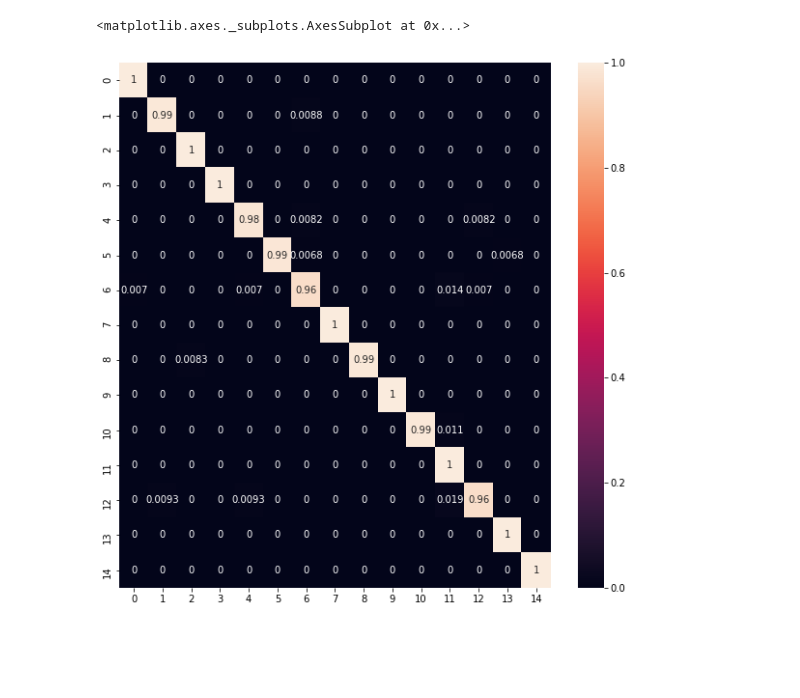
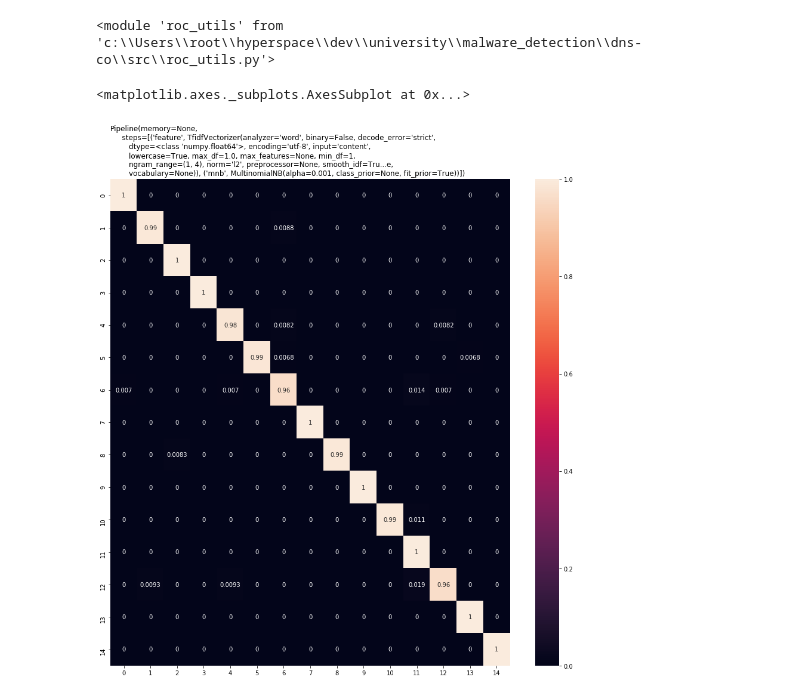
Before and after one commit to gilfidel/cyberbg-attack-detection-dns, a Jupyter notebook: src/viz.ipynb, the cells around one changed output. Cells and saved outputs as stored; diff of their text form; code cells hidden in the pictures; blank space fills up the shorter version.

```diff
--- a/src/viz.ipynb
+++ b/src/viz.ipynb
@@ -7,4 +5,9 @@ import importlib
 import confusion_matrix
 import seaborn
 import matplotlib.pyplot as plt
+import roc_utils
 import numpy
+
+importlib.reload(roc_utils)
+# %% [output]
+<module 'roc_utils' from 'c:\\Users\\root\\hyperspace\\dev\\university\\malware_detection\\dns-co\\src\\roc_utils.py'>
@@ -11,12 +16,13 @@ import numpy
 # %%
-state = query_name_learner._load_stuff(JOBFILE)
+per_user_states = query_name_learner._load_stuff(JOBFILE)
 # %%
 from sklearn import metrics
 
-fig, ax = plt.subplots(figsize=(20,20))         # Sample figsize in inches
+fig, ax = plt.subplots(figsize=(15,15))         # Sample figsize in inches
 numpy.set_printoptions(precision=2)
 cm=confusion_matrix.get_confusion_matrix(state.y_test, state.y_test_pred, normalize=True)
+plt.title(state.estimator.best_estimator_, loc='left')
 seaborn.heatmap(cm, annot=True)
 # %% [output]
 <matplotlib.axes._subplots.AxesSubplot at 0x...>
-[figure, old version]
+[figure, new version]
```
Also changed, not shown: parts of 3 cells of this notebook, 3 other files.
